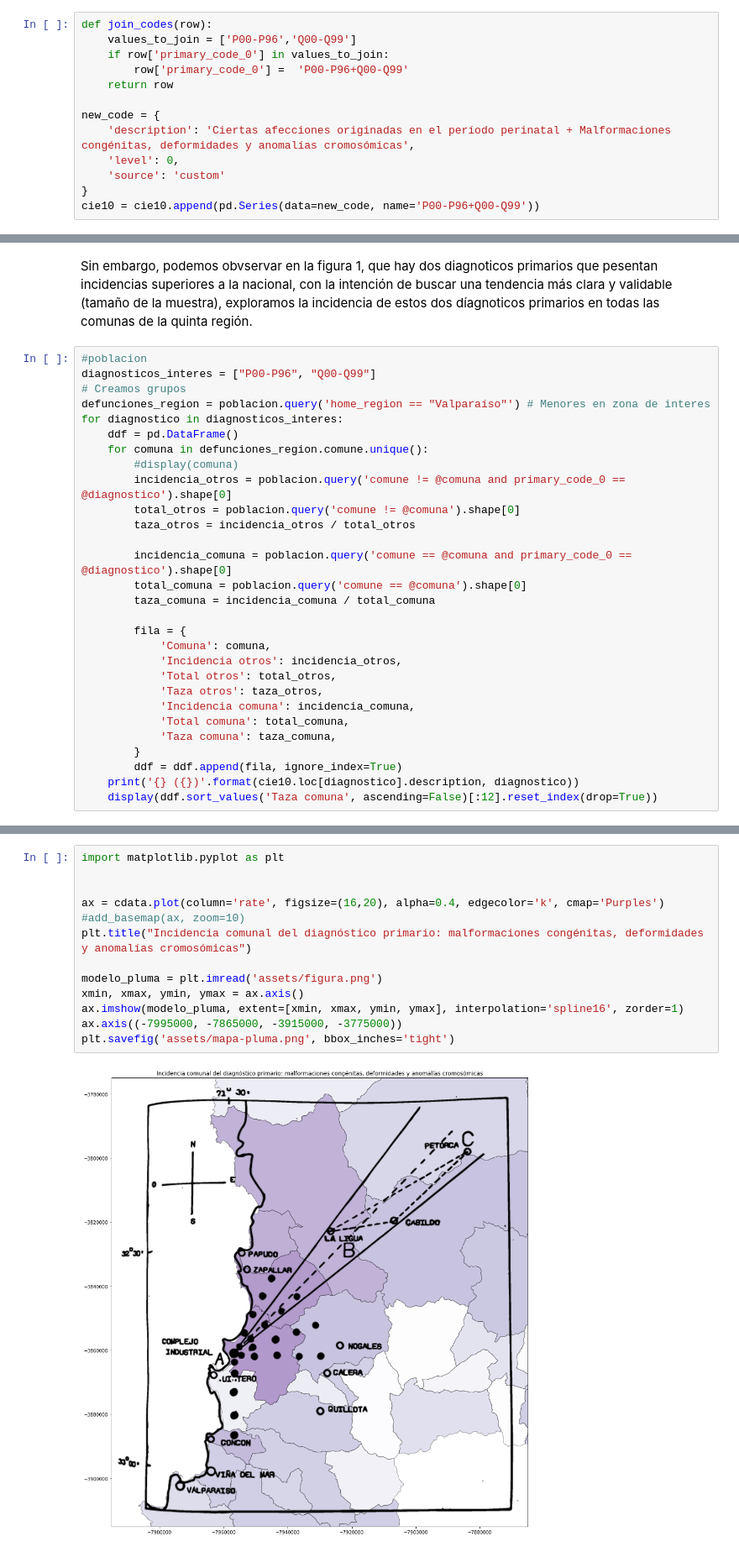
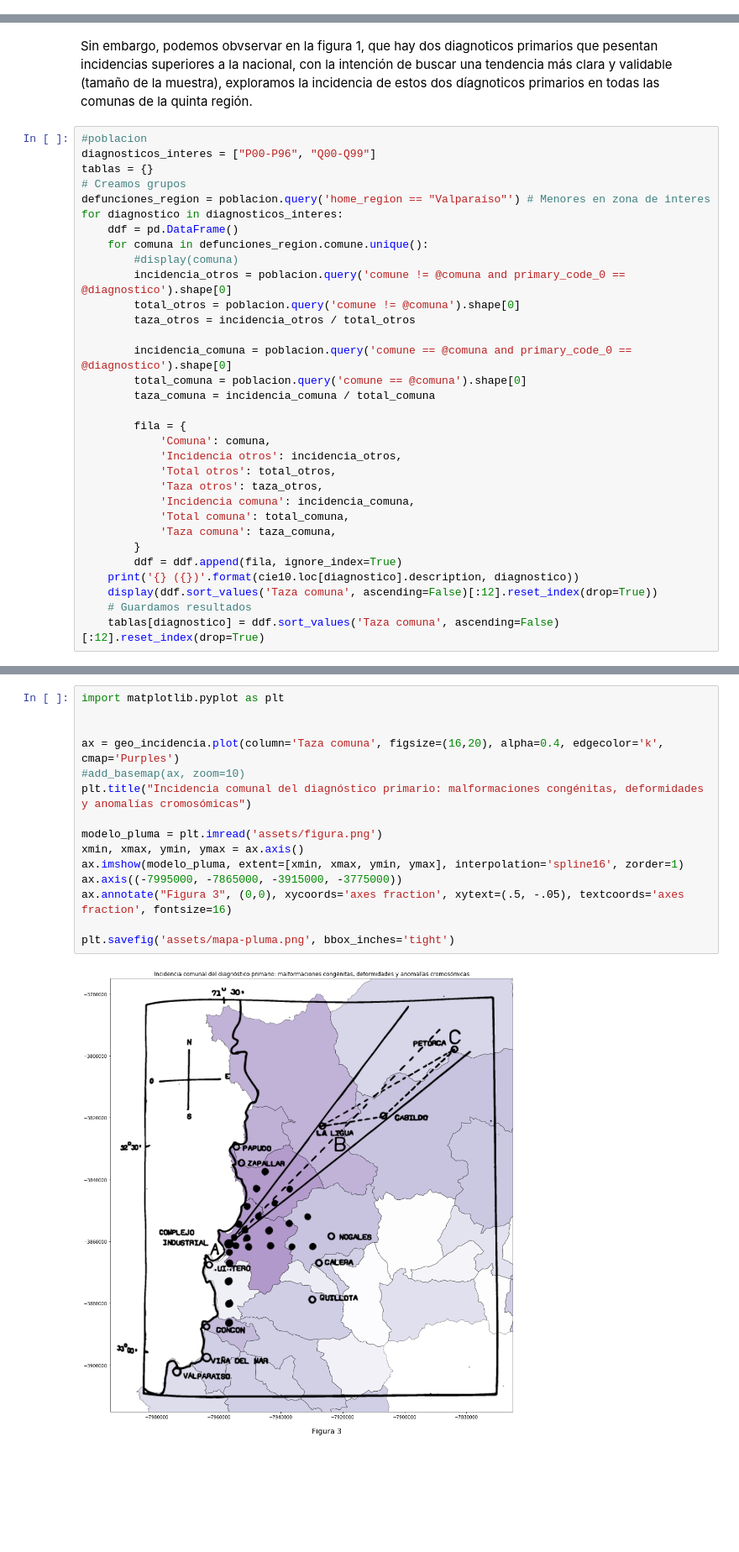
Before and after one commit to verasativa/zonacritica, a Jupyter notebook: readme.ipynb, the cells around one changed output, grey strips where cells are left out. Shown at 84% size. Cells and saved outputs as stored; diff of their text form; blank space fills up the shorter version.

```diff
--- a/readme.ipynb
+++ b/readme.ipynb
@@ -83,16 +83,3 @@ Inicialmente se exploramos como zona de interés solamente las comunas de Quinte
-# %%
-def join_codes(row):
-    values_to_join = ['P00-P96','Q00-Q99']
-    if row['primary_code_0'] in values_to_join:
-        row['primary_code_0'] =  'P00-P96+Q00-Q99'
-    return row
-
-new_code = {
-    'description': 'Ciertas afecciones originadas en el período perinatal + Malformaciones congénitas, deformidades y anomalías cromosómicas',
-    'level': 0,
-    'source': 'custom'
-}
-cie10 = cie10.append(pd.Series(data=new_code, name='P00-P96+Q00-Q99'))
 # %%
 import numpy as np
 import matplotlib.pyplot as plt
@@ -158,6 +145,7 @@ Sin embargo, podemos obvservar en la figura 1, que hay dos diagnoticos primarios
 # %%
 #poblacion
 diagnosticos_interes = ["P00-P96", "Q00-Q99"]
+tablas = {}
 # Creamos grupos
 defunciones_region = poblacion.query('home_region == "Valparaíso"') # Menores en zona de interes
 for diagnostico in diagnosticos_interes:
@@ -184,6 +172,8 @@ for diagnostico in diagnosticos_interes:
         ddf = ddf.append(fila, ignore_index=True)
     print('{} ({})'.format(cie10.loc[diagnostico].description, diagnostico))
     display(ddf.sort_values('Taza comuna', ascending=False)[:12].reset_index(drop=True))
+    # Guardamos resultados
+    tablas[diagnostico] = ddf.sort_values('Taza comuna', ascending=False)[:12].reset_index(drop=True)
 # %% [output]
 Ciertas afecciones originadas en el período perinatal (P00-P96)
 |  | Comuna | Incidencia comuna | Incidencia otros | Taza comuna | Taza otros | Total comuna | Total otros |
@@ -395,15 +320,17 @@ En la figura se puede apreciar que las comunas más afectadas parecen ser las di
 # %%
 import matplotlib.pyplot as plt
 
 
-ax = cdata.plot(column='rate', figsize=(16,20), alpha=0.4, edgecolor='k', cmap='Purples')
+ax = geo_incidencia.plot(column='Taza comuna', figsize=(16,20), alpha=0.4, edgecolor='k', cmap='Purples')
 #add_basemap(ax, zoom=10)
 plt.title("Incidencia comunal del diagnóstico primario: malformaciones congénitas, deformidades y anomalías cromosómicas")
 
 modelo_pluma = plt.imread('assets/figura.png')
 xmin, xmax, ymin, ymax = ax.axis()
 ax.imshow(modelo_pluma, extent=[xmin, xmax, ymin, ymax], interpolation='spline16', zorder=1)
 ax.axis((-7995000, -7865000, -3915000, -3775000))
+ax.annotate("Figura 3", (0,0), xycoords='axes fraction', xytext=(.5, -.05), textcoords='axes fraction', fontsize=16)
+
 plt.savefig('assets/mapa-pluma.png', bbox_inches='tight')
 # %% [output]
-[figure, old version]
+[figure, new version]
```
Also changed, not shown: parts of 21 cells of this notebook, 16 other files.
